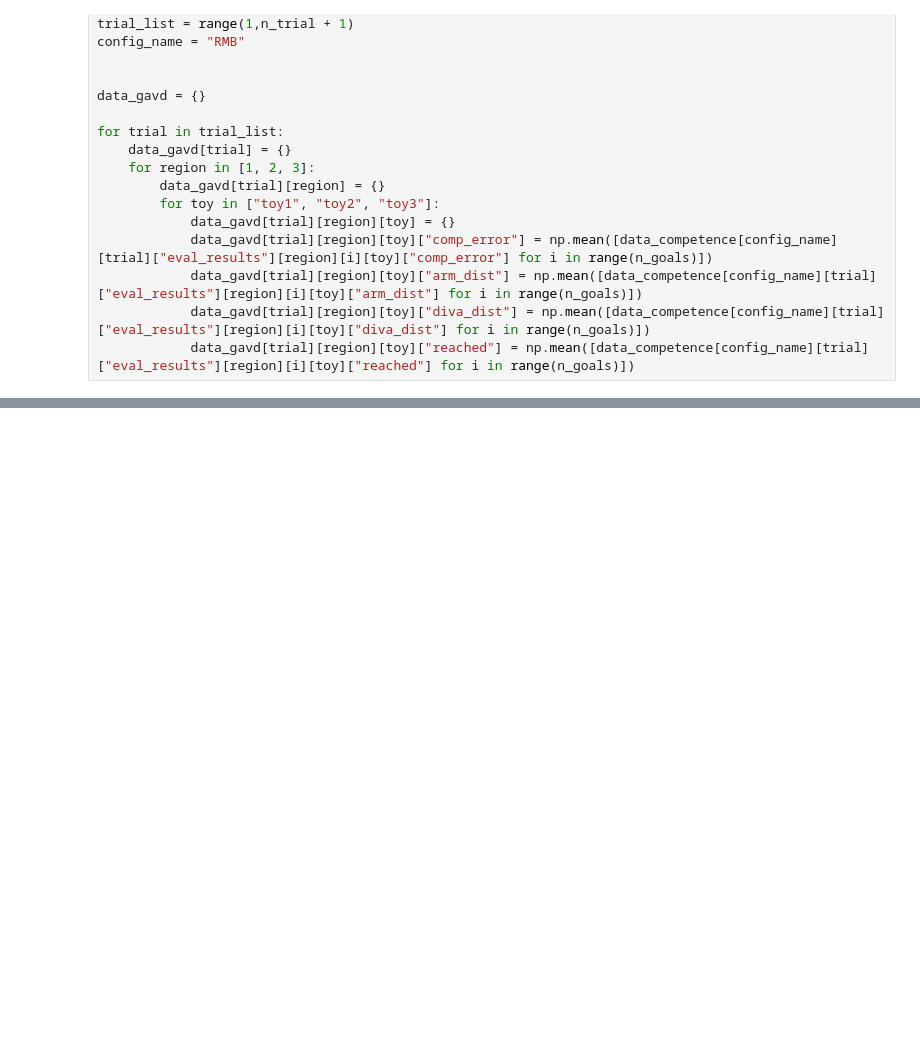
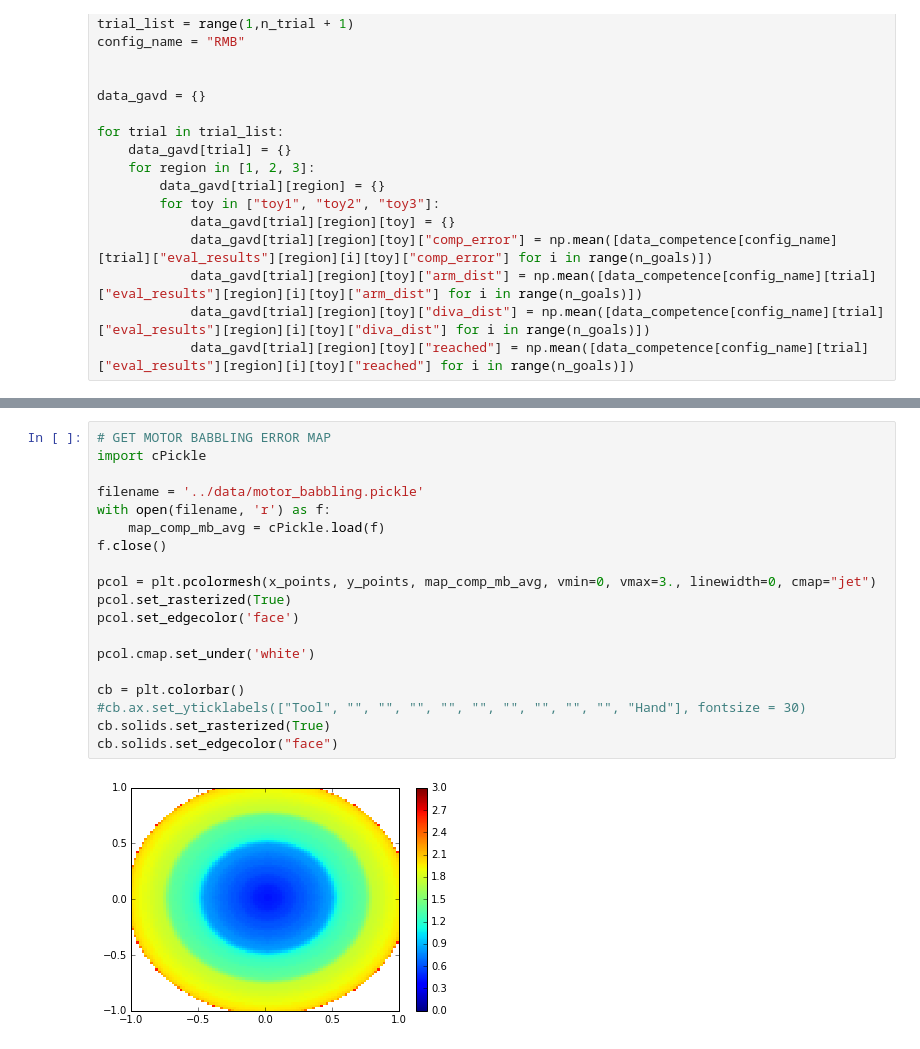
Before and after one commit to sebastien-forestier/CogSci2017, a Jupyter notebook: notebook/analysis_competence.ipynb, the cells around one changed output, grey strips where cells are left out. Saved outputs shown, nothing was run; the diff lists cells and outputs as text; blank space fills up the shorter version.

```diff
--- a/notebook/analysis_competence.ipynb
+++ b/notebook/analysis_competence.ipynb
@@ -123,0 +105,21 @@ cb.solids.set_edgecolor("face")
+# %%
+# GET MOTOR BABBLING ERROR MAP
+import cPickle
+
+filename = '../data/motor_babbling.pickle'
+with open(filename, 'r') as f:
+    map_comp_mb_avg = cPickle.load(f)
+f.close()
+
+pcol = plt.pcolormesh(x_points, y_points, map_comp_mb_avg, vmin=0, vmax=3., linewidth=0, cmap="jet")
+pcol.set_rasterized(True)
+pcol.set_edgecolor('face')
+
+pcol.cmap.set_under('white')
+
+cb = plt.colorbar()
+#cb.ax.set_yticklabels(["Tool", "", "", "", "", "", "", "", "", "", "Hand"], fontsize = 30)
+cb.solids.set_rasterized(True)
+cb.solids.set_edgecolor("face")
+# %% [output]
+[figure, added]
```
Also changed, not shown: parts of 7 cells of this notebook, 3 other files.
